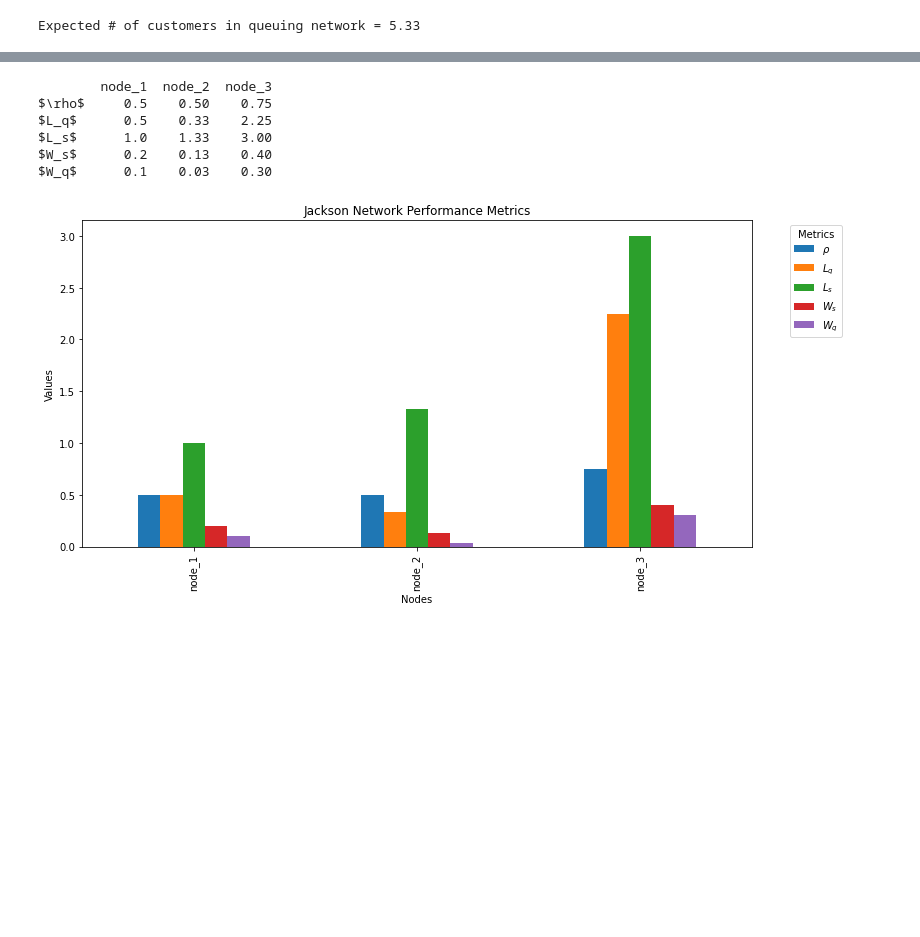
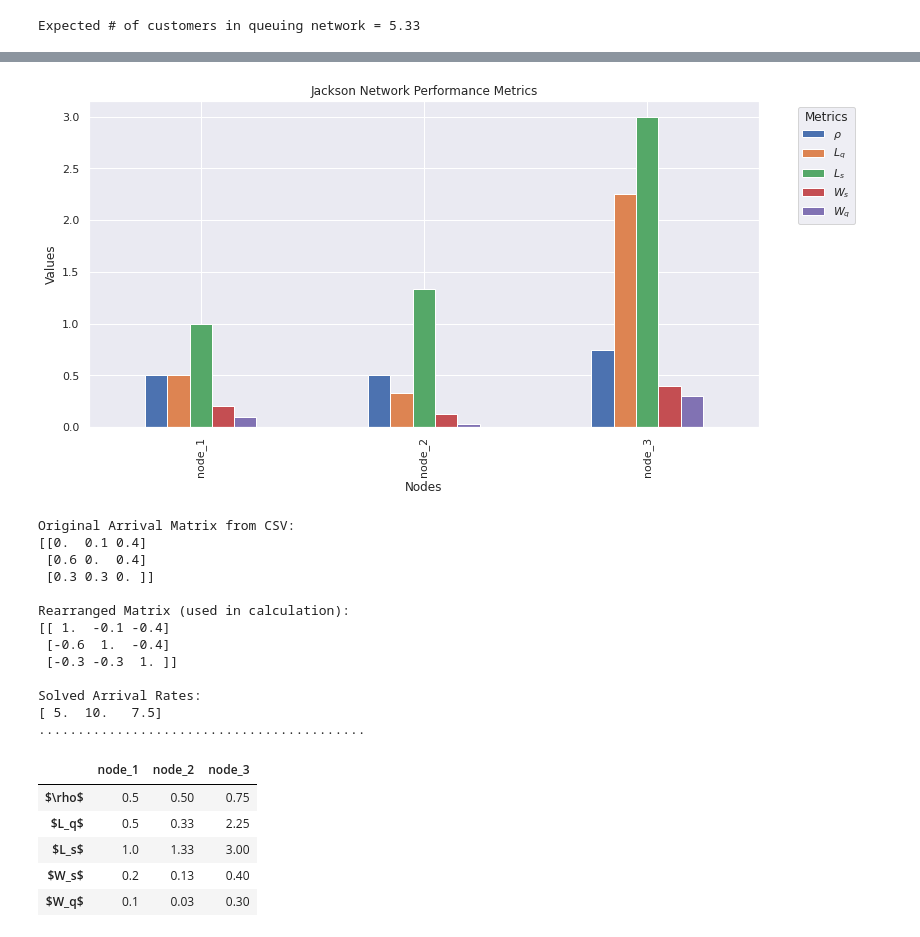
Before and after one commit to pythonhealthdatascience/jackson-network-jupyterlite, a Jupyter notebook: content/pyodide/qt_lab_jackson_networks.ipynb, the cells around one changed output, grey strips where cells are left out. Cells and saved outputs as stored; diff of their text form; code cells hidden in the pictures; blank space fills up the shorter version.

Commit message:
NOTEBOOK: sample usecase data and analysis

```diff
--- a/content/pyodide/qt_lab_jackson_networks.ipynb
+++ b/content/pyodide/qt_lab_jackson_networks.ipynb
@@ -547,14 +546,31 @@ def run_jackson_network(file_path):
     arrival_matrix, service_rates, servers, external_arrival = read_params_from_csv(file_path)
 
     # Create Jackson Network model
-    model = JacksonNetwork(arrival_matrix, external_arrival, service_rates, servers)
+    model = JacksonNetworkExtData(arrival_matrix, external_arrival, service_rates, servers)
 
     # Display summary table
     summary = model.summary_frame().round(2)
-    print(summary)
 
     # Plot the performance metrics
     plot_jackson_network_summary(summary)
+
+    # Access the rearranged matrix from the model and return it
+    rearranged_matrix = model.arrival_matrix  # The rearranged matrix inside the model
+
+    # Print the matrices and arrival rates for checking
+    print("\nOriginal Arrival Matrix from CSV:")
+    print(arrival_matrix)
+
+    print("\nRearranged Matrix (used in calculation):")
+    print(rearranged_matrix)
+
+    print("\nSolved Arrival Rates:")
+    print(model.arrival_rate)
+
+    print('..........................................')
+
+    return(summary)
+
 
 def plot_jackson_network_summary(summary):
     """
@@ -575,15 +591,30 @@ def plot_jackson_network_summary(summary):
     plt.ylabel('Values')
     plt.legend(title='Metrics', bbox_to_anchor=(1.05, 1), loc='upper left')
     plt.show()
-
-
-# fun function from filepath
-run_jackson_network('../data/parameters.csv')
-# %% [output]
-        node_1  node_2  node_3
-$\rho$     0.5    0.50    0.75
-$L_q$      0.5    0.33    2.25
-$L_s$      1.0    1.33    3.00
-$W_s$      0.2    0.13    0.40
-$W_q$      0.1    0.03    0.30
-[figure, removed]
+# %%
+filepath_test = '../data/test_parameters.csv'
+
+
+# fun function from filepath
+run_jackson_network('../data/test_parameters.csv')
+# %% [output]
+[figure, added]
+Original Arrival Matrix from CSV:
+[[0.  0.1 0.4]
+ [0.6 0.  0.4]
+ [0.3 0.3 0. ]]
+
+Rearranged Matrix (used in calculation):
+[[ 1.  -0.1 -0.4]
+ [-0.6  1.  -0.4]
+ [-0.3 -0.3  1. ]]
+
+Solved Arrival Rates:
+[ 5.  10.   7.5]
+..........................................
+|  | node_1 | node_2 | node_3 |
+| $\rho$ | 0.5 | 0.50 | 0.75 |
+| $L_q$ | 0.5 | 0.33 | 2.25 |
+| $L_s$ | 1.0 | 1.33 | 3.00 |
+| $W_s$ | 0.2 | 0.13 | 0.40 |
+| $W_q$ | 0.1 | 0.03 | 0.30 |
```
Also changed, not shown: parts of 7 cells of this notebook, 2 other files.
